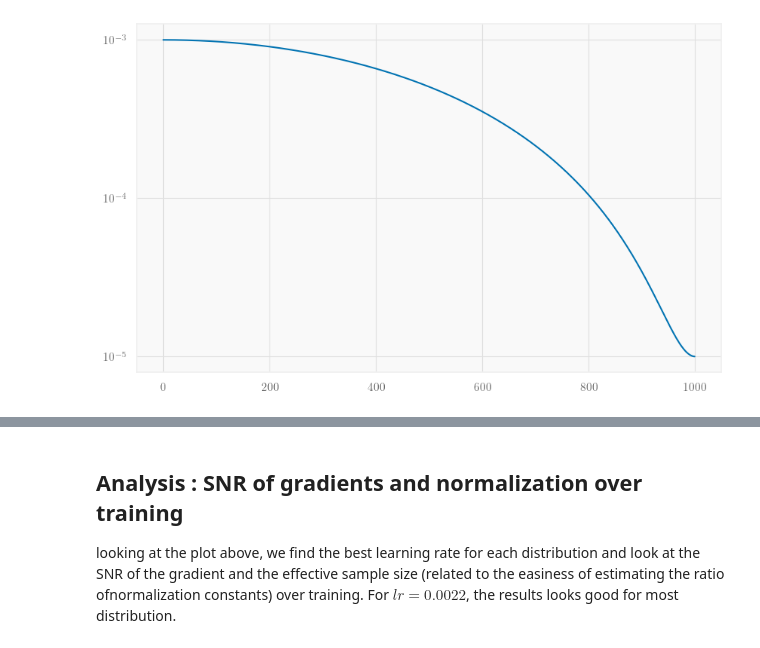
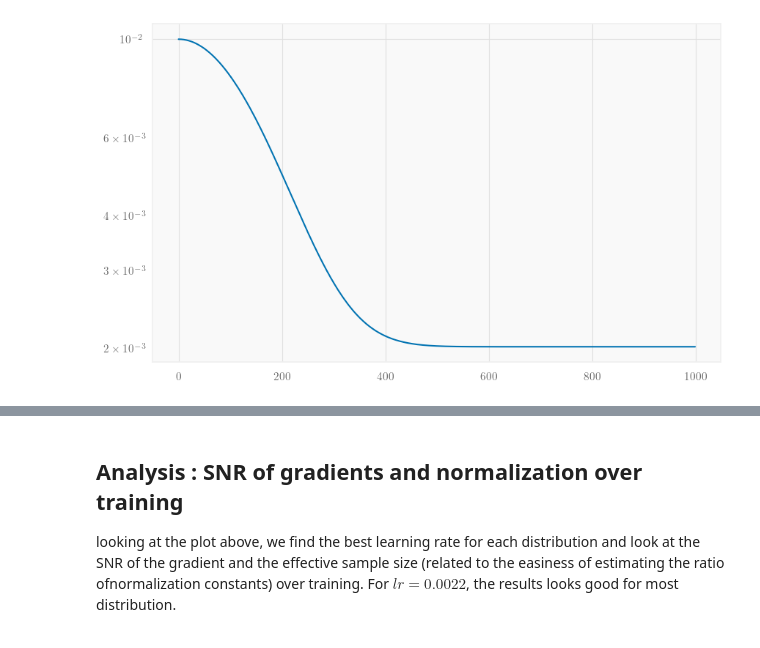
Before and after one commit to AntoineMsy/grad_sample, a Jupyter notebook: notebooks/is_analysis.ipynb, the cells around one changed output, grey strips where cells are left out. Cells and saved outputs as stored; diff of their text form; code cells hidden in the pictures.

```diff
--- a/notebooks/is_analysis.ipynb
+++ b/notebooks/is_analysis.ipynb
@@ -29,15 +33,15 @@ sns.set_context('talk', font_scale=1.5)
 # %%
 import optax
 sch = optax.cosine_decay_schedule(
-                    init_value=1e-3,
+                    init_value=1e-2,
                     decay_steps=1000,
-                    alpha=1e-2,
-                    exponent=1,
+                    alpha=0.2,
+                    exponent=10,
                 )
 plt.plot([sch(i) for i in range(1000)])
 plt.yscale('log')
 # %% [output]
-[figure, old version]
+[figure, new version]
 # %%
 def reindex_iterations_jax(iterations):
     """
```
Also changed, not shown: parts of 34 cells of this notebook, 8 other files.
